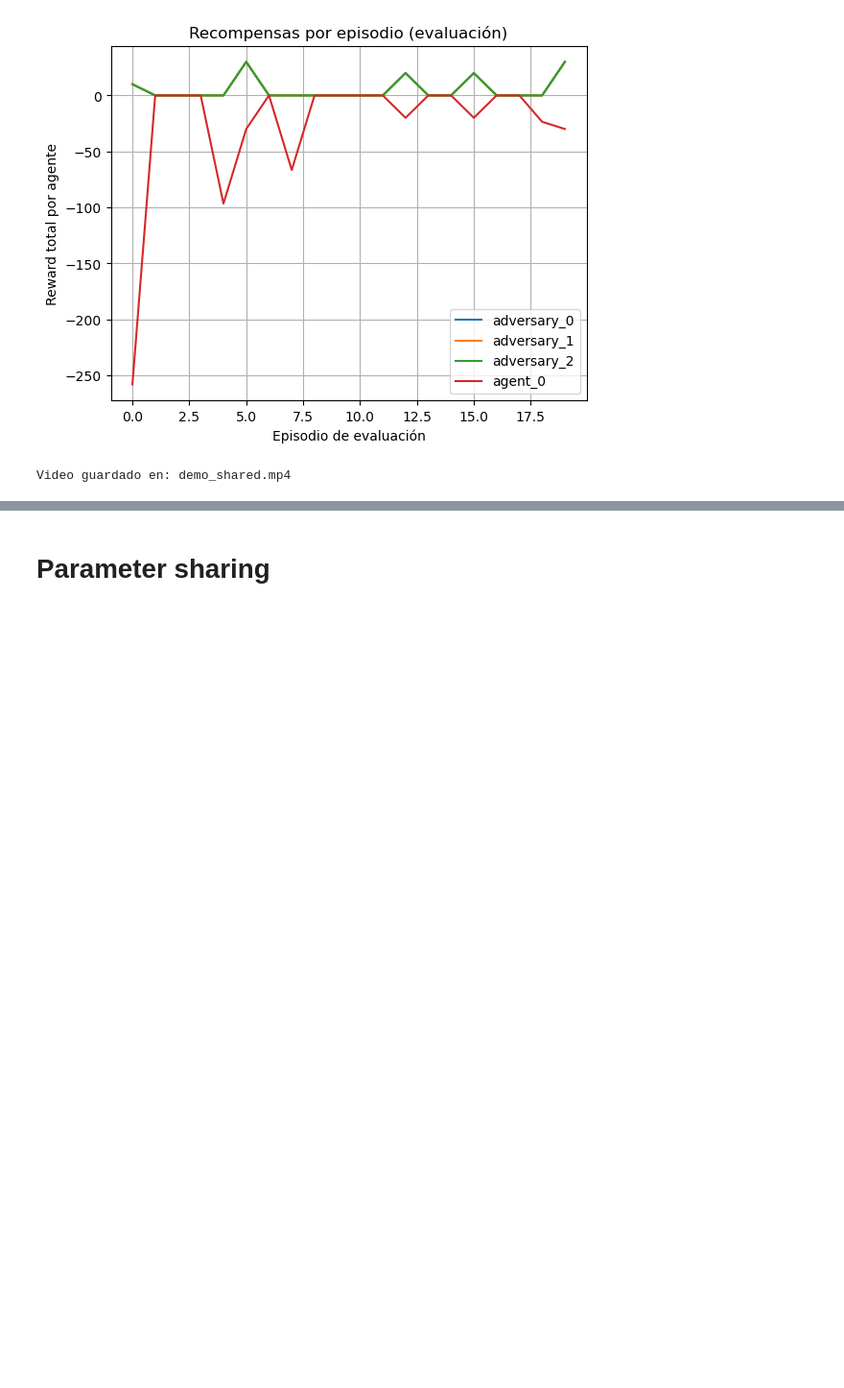
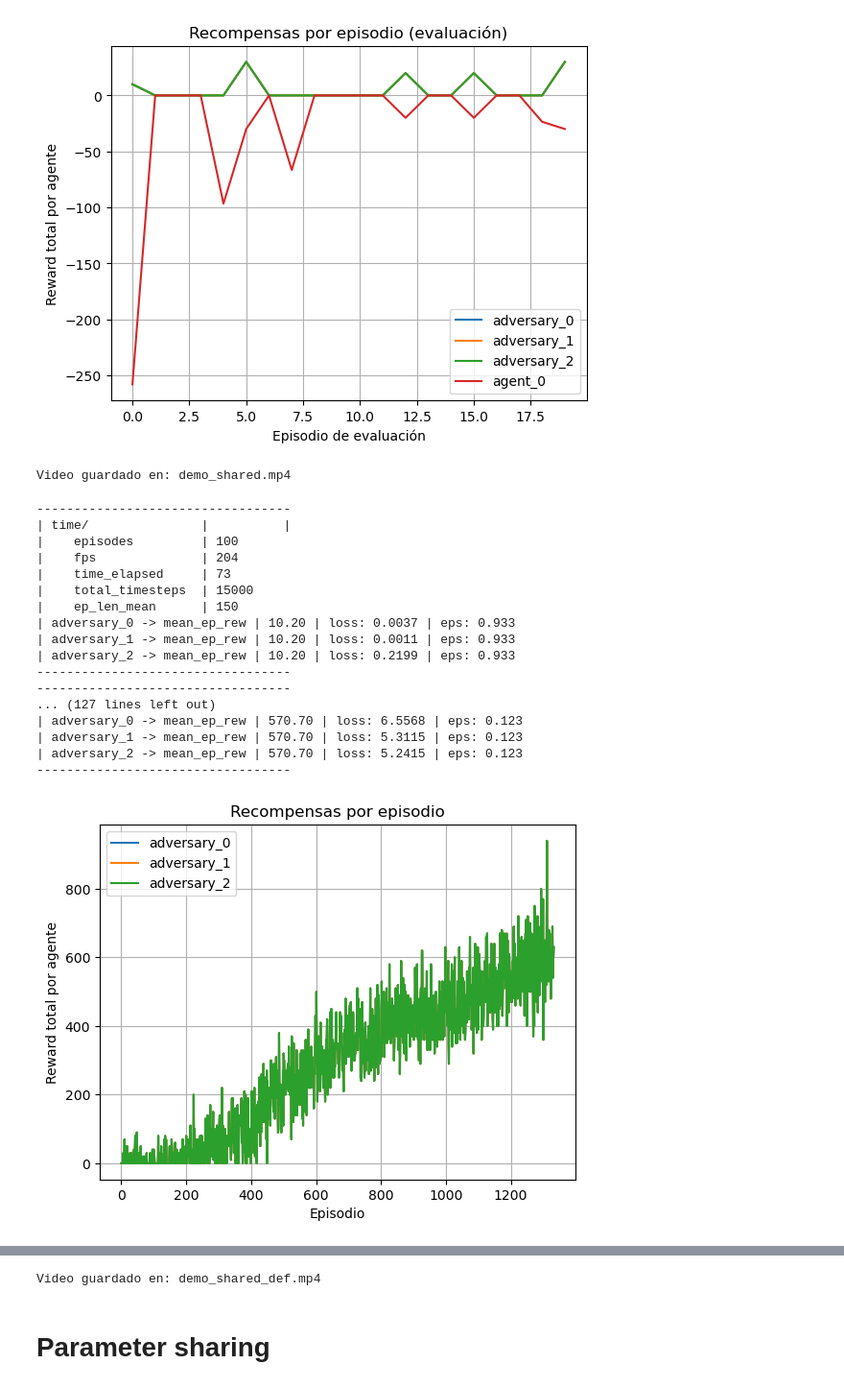
Before and after one commit to JuanHernandez-uc/Proyecto-RL, a Jupyter notebook: NGUMultiAgent/simple_tag_test_shared_buffer.ipynb, the cells around one changed output, grey strips where cells are left out. Shown at 96% size. Cells and saved outputs as stored; diff of their text form; code cells hidden in the pictures; blank space fills up the shorter version.

```diff
--- a/NGUMultiAgent/simple_tag_test_shared_buffer.ipynb
+++ b/NGUMultiAgent/simple_tag_test_shared_buffer.ipynb
@@ -134,3 +134,57 @@ trainer.render_and_save(num_tests=5, save_path="demo_shared.mp4", fps=5, max_ste
 [figure]
 [figure]
 Video guardado en: demo_shared.mp4
+# %%
+seed = 42
+env = simple_tag_v3.parallel_env(render_mode='rgb_array', num_good=1, num_adversaries=3, num_obstacles=0, max_cycles=150, dynamic_rescaling = True)
+env.reset(seed=seed)
+agents = env.agents
+
+base_params = dict(
+    learning_rate = 0.001,
+    buffer_size = 1000000,
+    learning_starts = 5000,
+    batch_size = 128,
+    tau = 1.0,
+    gamma = 0.99,
+    train_freq = 16,
+    gradient_steps = 4,
+    target_update_interval = 2000,
+    exploration_fraction = 0.1,
+    exploration_initial_eps = 1,
+    exploration_final_eps = 0.1,
+    max_grad_norm = 10,
+    verbose = 0,
+    beta = 0.1
+)
+
+agent_dict = {
+    agent: NGU_DQN(FakeEnv(env.observation_space(agent), env.action_space(agent)), **base_params)
+    for agent in agents if agent.startswith("adversary")
+}
+
+trainer = NGUMultiAgent(env, agent_dict, total_timesteps=200_000, log_interval=100)
+trainer.share_replay_buffer("adversary_0")  # Compartir el buffer de replay del primer agente adversario
+trainer.learn()
+trainer.plot_total_rewards()
+trainer.evaluate(episodes=20)
+trainer.render_and_save(num_tests=5, save_path="demo_shared_def.mp4", fps=5, max_steps=50)
+# %% [output]
+----------------------------------
+| time/               |          |
+|    episodes         | 100
+|    fps              | 204
+|    time_elapsed     | 73
+|    total_timesteps  | 15000
+|    ep_len_mean      | 150
+| adversary_0 -> mean_ep_rew | 10.20 | loss: 0.0037 | eps: 0.933
+| adversary_1 -> mean_ep_rew | 10.20 | loss: 0.0011 | eps: 0.933
+| adversary_2 -> mean_ep_rew | 10.20 | loss: 0.2199 | eps: 0.933
+----------------------------------
+----------------------------------
+... (127 lines left out)
+| adversary_0 -> mean_ep_rew | 570.70 | loss: 6.5568 | eps: 0.123
+| adversary_1 -> mean_ep_rew | 570.70 | loss: 5.3115 | eps: 0.123
+| adversary_2 -> mean_ep_rew | 570.70 | loss: 5.2415 | eps: 0.123
+----------------------------------
+[figure, added]
@@ -137,3 +192,4 @@ Video guardado en: demo_shared.mp4
+Video guardado en: demo_shared_def.mp4
 # %% [markdown]
 # Parameter sharing
 # %%
```
Also changed, not shown: parts of 1 cell of this notebook, 1 other file.
